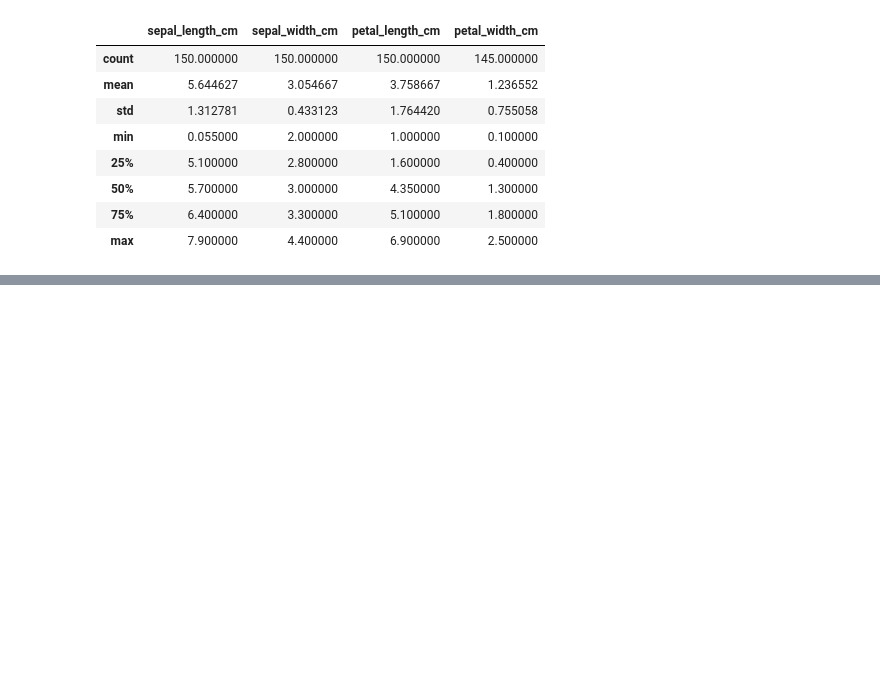
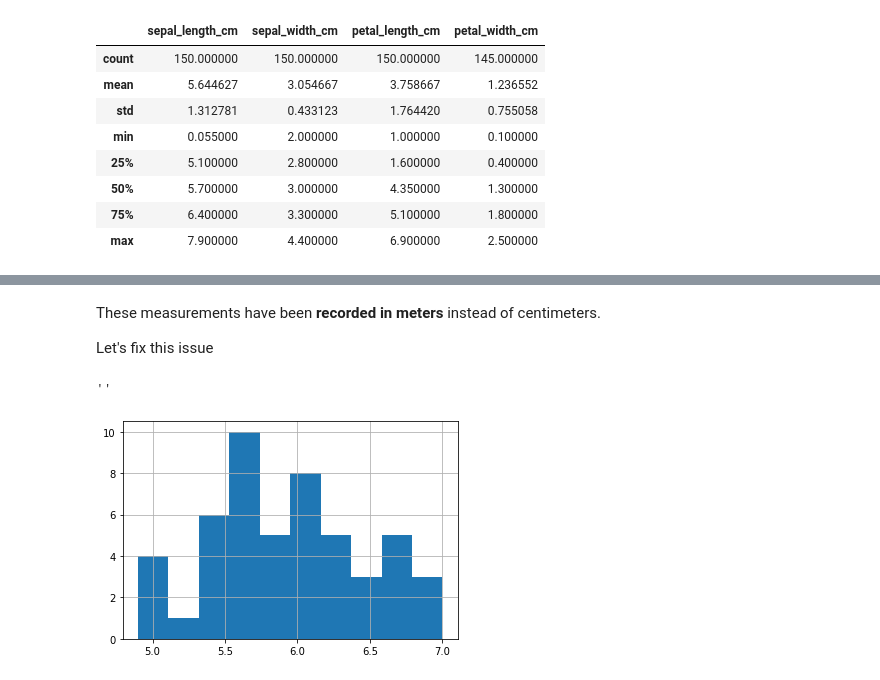
Before and after one commit to diogosmac/covid-forecast-feup-iart, a Jupyter notebook: TP08/test.ipynb, the cells around one changed output, grey strips where cells are left out. Drawn from its saved outputs; the diff is of its cells as text; code cells hidden in the pictures; blank space fills up the shorter version.

```diff
--- a/TP08/test.ipynb
+++ b/TP08/test.ipynb
@@ -28,0 +111,14 @@ iris_data.describe()
+# %% [markdown]
+These measurements have been **recorded in meters** instead of centimeters.
+
+Let's fix this issue
+# %%
+iris_data.loc[(iris_data['class'] == 'Iris-versicolor') &
+              (iris_data['sepal_length_cm'] < 1.0),
+              'sepal_length_cm'] *= 100.0
+
+iris_data.loc[iris_data['class'] == 'Iris-versicolor', 'sepal_length_cm'].hist()
+;
+# %% [output]
+''
+[figure, added]
```
Also changed, not shown: parts of 32 cells of this notebook.
